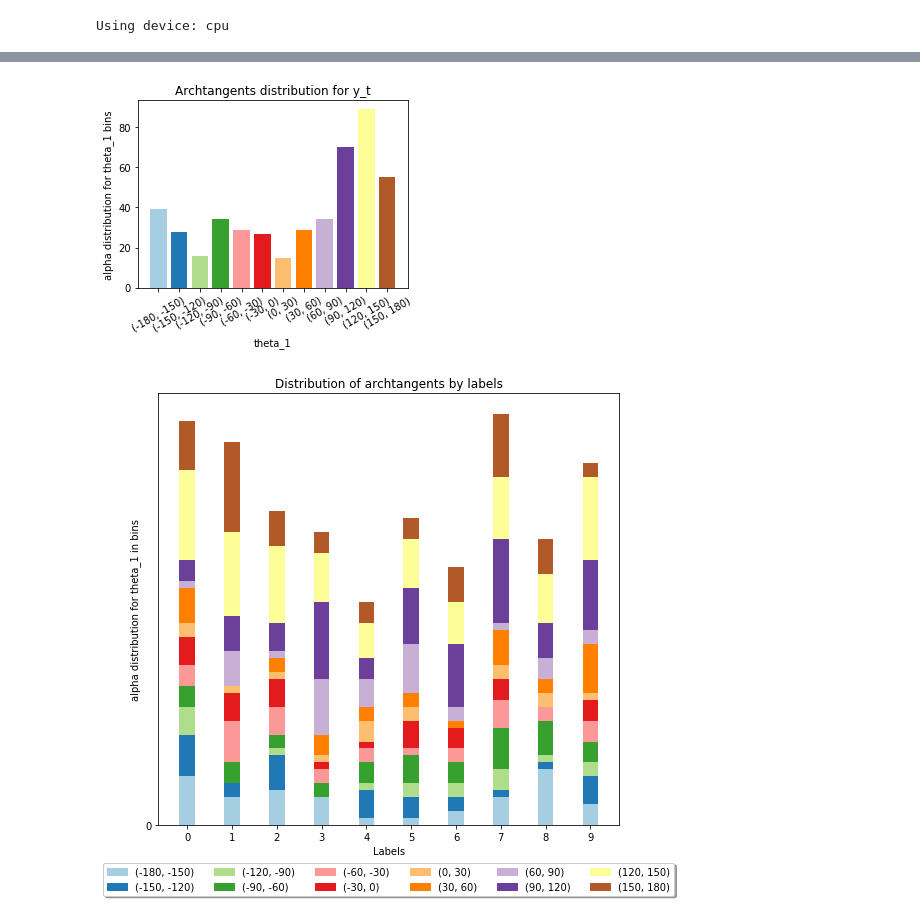
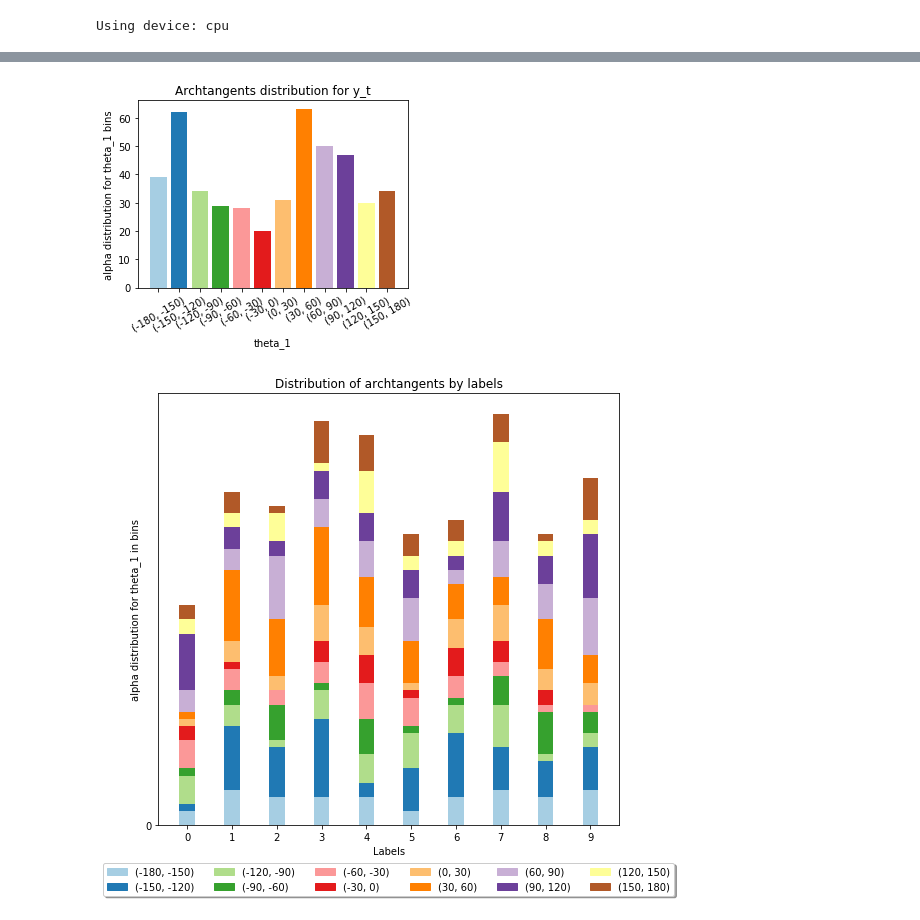
Before and after one commit to matthiasbrix/vae-models, a Jupyter notebook: src/3_tdcvae.ipynb, the cells around one changed output, grey strips where cells are left out. Cells and saved outputs as stored; diff of their text form; code cells hidden in the pictures.

Commit message:
add directories file and update code

```diff
--- a/src/3_tdcvae.ipynb
+++ b/src/3_tdcvae.ipynb
@@ -69,7 +67,8 @@ if dataset == "MNIST":
         "scale_2": [0.2, 0.4]
     }
 # %%
-data_loader = DataLoader(PATH, batch_size, dataset, z_dim)
+directories = Directories(MODEL_NAME, dataset, z_dim)
+data_loader = DataLoader(directories, batch_size, dataset)
 prepro = Preprocessing(data_loader, thetas=thetas)
 model = TD_Cvae(data_loader.input_dim, hidden_dim_enc, data_loader.input_dim, z_dim)
 solver = Solver(model, data_loader, optimizer, z_dim, epochs, beta, step_config, optim_config, lr_scheduler=lr_scheduler, tdcvae_mode=True, prepro=prepro)
@@ -198,27 +206,27 @@ if solver.z_dim == 2:
             alpha_ranges = np.around(np.linspace(np.min(alphas), np.max(alphas), 13), decimals=2)
             alpha_bins = list(zip(alpha_ranges[:-1], alpha_ranges[1:])) # alpha bins
             xticks = np.arange(solver.prepro.theta_range_1[0], solver.prepro.theta_range_1[1]+1, 30).tolist() # theta bins
-            theta_alpha = list(zip(solver.prepro.prepro_params[key], alpha)) # each theta_1 and alpha_1 paired
+            theta_alpha = list(zip(solver.prepro.prepro_params[key], alphas)) # each theta_1 and alpha_1 paired
             plot_prepro_params_distribution(solver, xticks, key, "Archtangents distribution for y_t", "alpha distribution for theta_1 bins", data=(theta_alpha, alpha_bins))
 else:
     print("Plot of y space not possible as dimension of z is not 2")
 # %% [output]
-[figure, old version]
+[figure, new version]
 # %%
 if solver.z_dim == 2:
     for key in solver.prepro.prepro_params.keys():
         if key == "theta_1":
             alphas = torch.atan2(torch.tensor(solver.y_space[:,0]-np.mean(solver.y_space[:,0])), torch.tensor(solver.y_space[:,1]-np.mean(solver.y_space[:,1])))/(2*np.pi)
             alphas = [round(x,2) for x in alphas.tolist()]
             alpha_ranges = np.around(np.linspace(np.min(alphas), np.max(alphas), 13), decimals=2)
             alpha_bins = list(zip(alpha_ranges[:-1], alpha_ranges[1:])) # alpha bins
             theta_bins = np.arange(solver.prepro.theta_range_1[0], solver.prepro.theta_range_1[1]+1, 30).tolist() # theta bins
-            theta_alpha_label = list(zip(solver.prepro.prepro_params[key], alpha, solver.data_labels)) # each theta_1 and alpha_1 paired
+            theta_alpha_label = list(zip(solver.prepro.prepro_params[key], alphas, solver.data_labels)) # each theta_1i, alpha_1i, y_i paired
             plot_prepro_params_distribution_categories(solver, theta_bins, key, "Distribution of archtangents by labels", "alpha distribution for theta_1 in bins", data=(theta_alpha_label, alpha_bins))
 else:
     print("Plot of y space not possible as dimension of z is not 2")
 # %% [output]
-[figure, old version]
+[figure, new version]
 # %%
 last_train_loss = solver.train_loss_history["train_loss_acc"][-1]
 torch.save(solver, solver.data_loader.result_dir + "/model_TD_CVAE_" + solver.data_loader.dataset + "_train_loss=" + "{0:.2f}".format(last_train_loss) + "_z=" + str(solver.z_dim) + ".pt")
```
Also changed, not shown: parts of 10 cells of this notebook, 10 other files.
